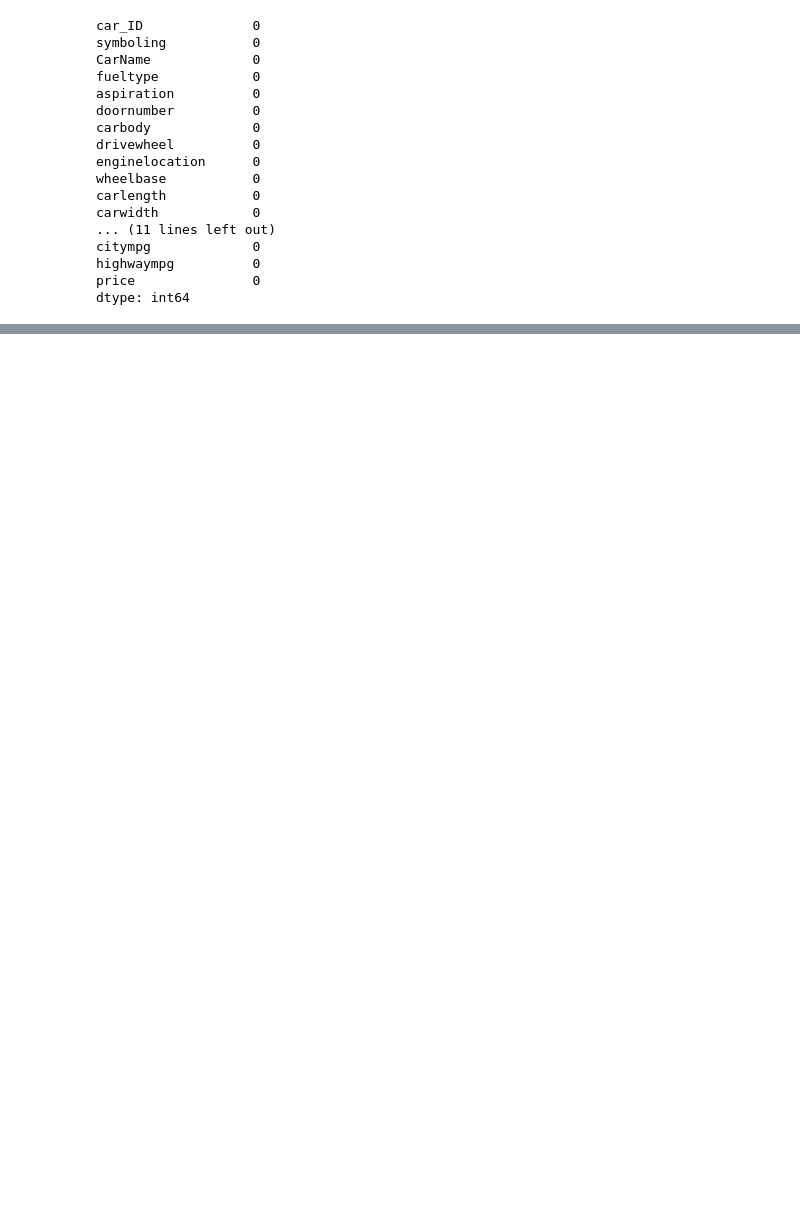
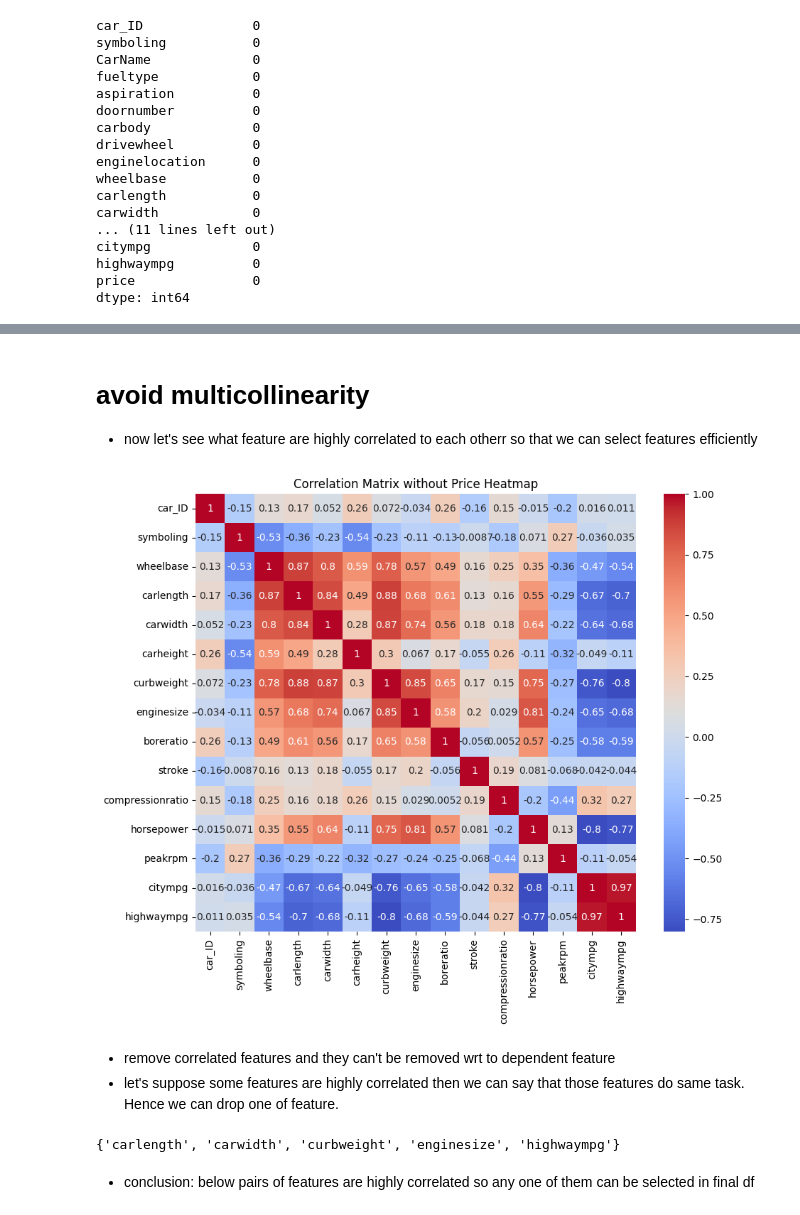
Before and after one commit to sakshi752/oasis_infobyte_tech, a Jupyter notebook: Task3/car_price_prediction.ipynb, the cells around one changed output, grey strips where cells are left out. Drawn from its saved outputs; the diff is of its cells as text; code cells hidden in the pictures; blank space fills up the shorter version.

```diff
--- a/Task3/car_price_prediction.ipynb
+++ b/Task3/car_price_prediction.ipynb
@@ -223,0 +141,17 @@ dtype: object
+# %% [markdown]
+# avoid multicollinearity
+- now let's see what feature are highly correlated to each otherr so that we can select features efficiently
+# %%
+
+# calculate correlation matrix without dependent feature
+corr_matrix_without_price = df.iloc[:,:-1].corr()
+# create heatmap without dependent feature using Seaborn
+plt.figure(figsize=(10, 8))
+sns.heatmap(corr_matrix_without_price, annot=True, cmap='coolwarm')
+plt.title('Correlation Matrix without Price Heatmap')
+plt.show()
+# %% [output]
+[figure, added]
+# %% [markdown]
+- remove correlated features and they can't be removed wrt to dependent feature
+- let's suppose some features are highly correlated then we can say that those features do same task. Hence we can drop one of feature.
@@ -223,0 +170,7 @@ dtype: object
+# %%
+# features which are highly correlated
+correlation(df.iloc[:,:-1],thresh)
+# %% [output]
+{'carlength', 'carwidth', 'curbweight', 'enginesize', 'highwaympg'}
+# %% [markdown]
+- conclusion: below pairs of features are highly correlated so any one of them can be selected in final df
```
Also changed, not shown: parts of 24 cells of this notebook.
